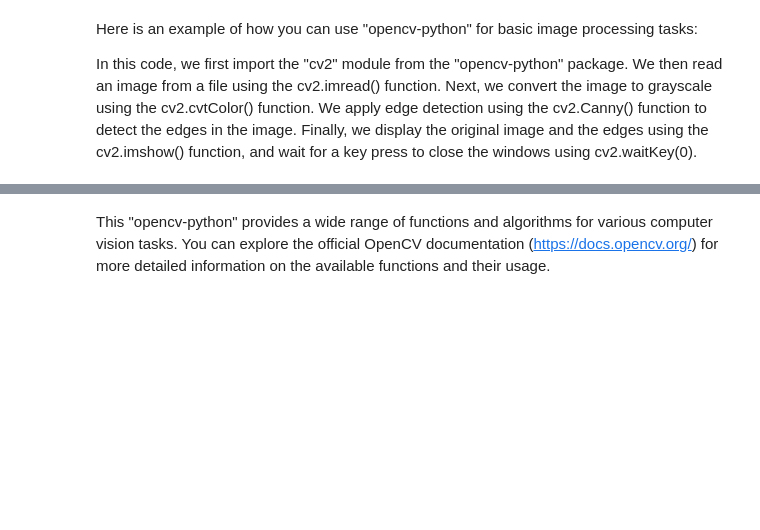
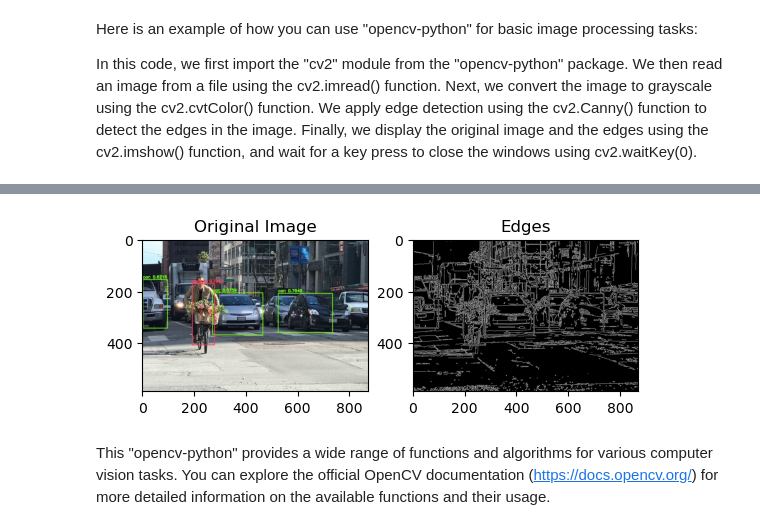
Before and after one commit to radhakrishnan-omotec/avm-repository, a Jupyter notebook: GITHUB- LMS_ DATA - ANALYSIS -LEVEL 2/SESSION 7 new/Session 7-Revised.ipynb, the cells around one changed output, grey strips where cells are left out. Drawn from its saved outputs; the diff is of its cells as text; code cells hidden in the pictures; blank space fills up the shorter version.

```diff
--- a/GITHUB- LMS_ DATA - ANALYSIS -LEVEL 2/SESSION 7 new/Session 7-Revised.ipynb
+++ b/GITHUB- LMS_ DATA - ANALYSIS -LEVEL 2/SESSION 7 new/Session 7-Revised.ipynb
@@ -146,3 +309,24 @@ cv2.destroyAllWindows()
+# %%
+import cv2
+import matplotlib.pyplot as plt
+
+# Read an image from file
+image = cv2.imread('Images/image.jpg')
+
+# Convert the image to grayscale
+gray_image = cv2.cvtColor(image, cv2.COLOR_BGR2GRAY)
+
+# Apply edge detection
+edges = cv2.Canny(gray_image, 100, 200)
+
+# Display the original image and the edges using matplotlib
+plt.subplot(121), plt.imshow(cv2.cvtColor(image, cv2.COLOR_BGR2RGB)), plt.title('Original Image')
+plt.subplot(122), plt.imshow(edges, cmap='gray'), plt.title('Edges')
+
+# Show the plots
+plt.show()
+# %% [output]
+[figure, added]
 # %% [markdown]
 This "opencv-python" provides a wide range of functions and algorithms for various computer vision tasks. You can explore the official OpenCV documentation (https://docs.opencv.org/) for more detailed information on the available functions and their usage.
 # %% [markdown]
```
Also changed, not shown: parts of 49 cells of this notebook, 11 other files.
